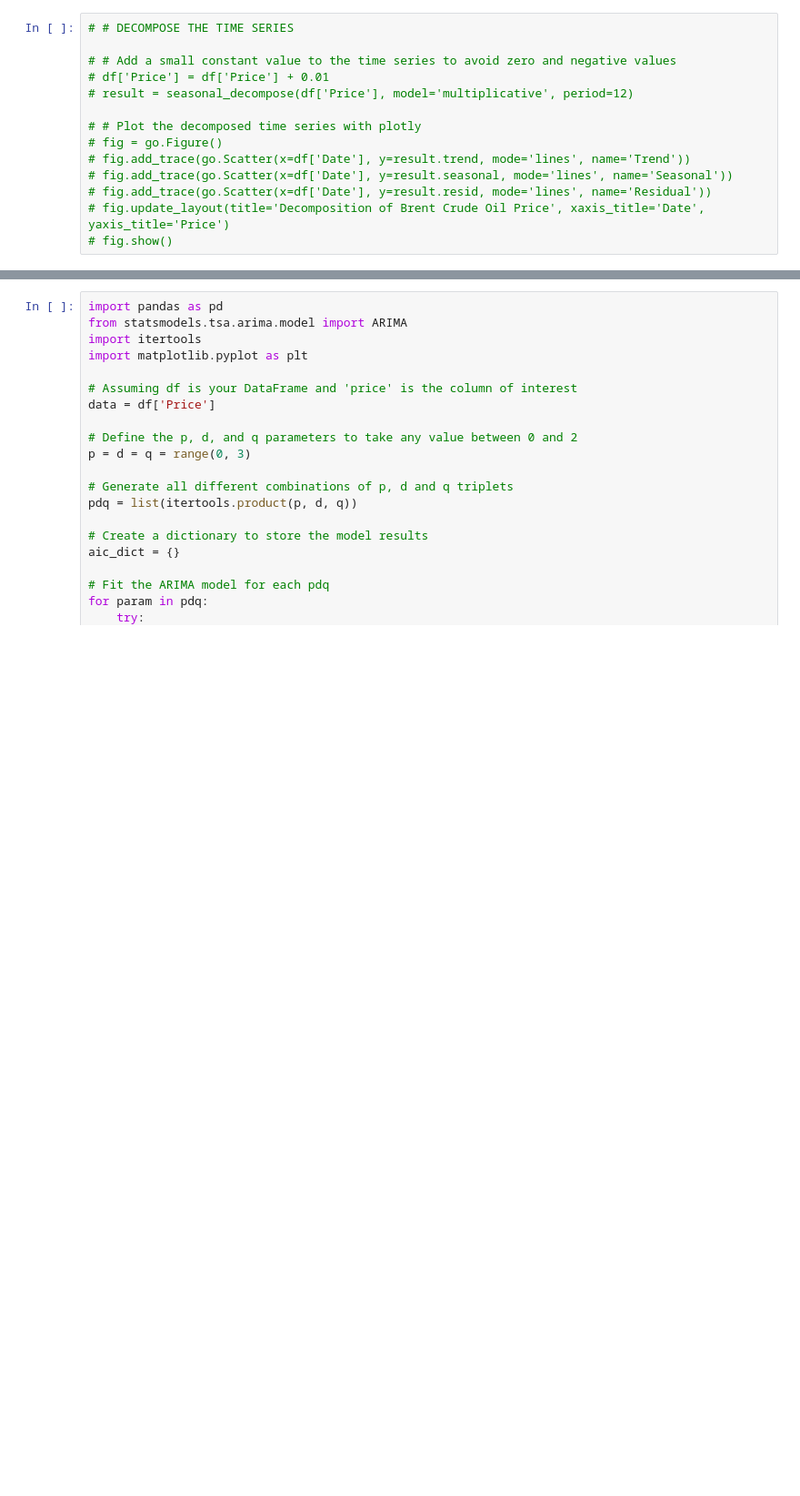
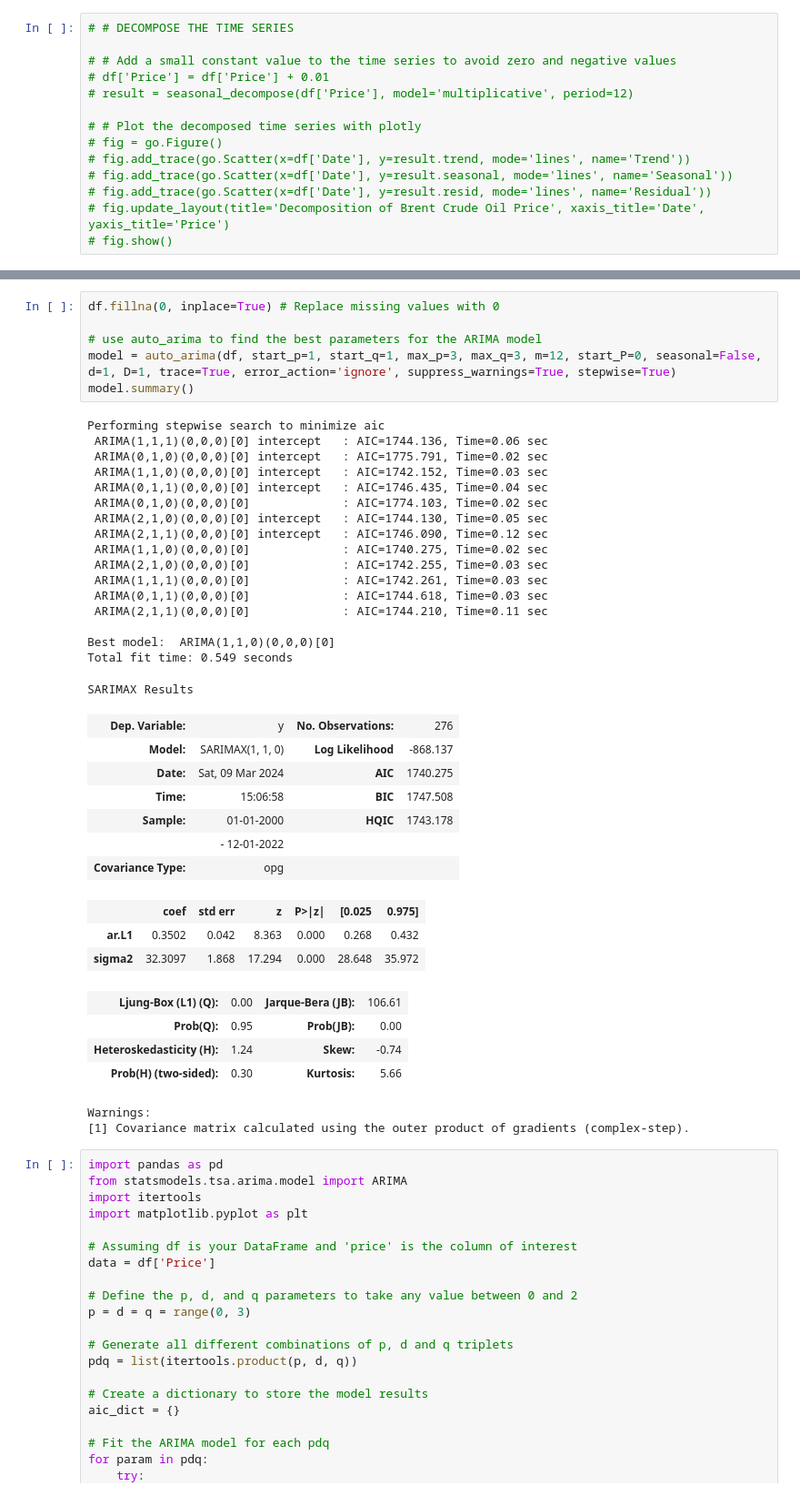
Before and after one commit to jnopareboateng/ml-library, a Jupyter notebook: crude-oil-forecast/tsa.ipynb, the cells around one changed output, grey strips where cells are left out. Shown at 91% size. Cells and saved outputs as stored; diff of their text form; blank space fills up the shorter version.

```diff
--- a/crude-oil-forecast/tsa.ipynb
+++ b/crude-oil-forecast/tsa.ipynb
@@ -212,6 +220,46 @@ SARIMAX Results
 | Prob(H) (two-sided): | 0.66 | Kurtosis: | 6.85 |
 Warnings:
 [1] Covariance matrix calculated using the outer product of gradients (complex-step).
+# %%
+df.fillna(0, inplace=True) # Replace missing values with 0
+
+# use auto_arima to find the best parameters for the ARIMA model
+model = auto_arima(df, start_p=1, start_q=1, max_p=3, max_q=3, m=12, start_P=0, seasonal=False, d=1, D=1, trace=True, error_action='ignore', suppress_warnings=True, stepwise=True)
+model.summary()
+# %% [output]
+Performing stepwise search to minimize aic
+ ARIMA(1,1,1)(0,0,0)[0] intercept   : AIC=1744.136, Time=0.06 sec
+ ARIMA(0,1,0)(0,0,0)[0] intercept   : AIC=1775.791, Time=0.02 sec
+ ARIMA(1,1,0)(0,0,0)[0] intercept   : AIC=1742.152, Time=0.03 sec
+ ARIMA(0,1,1)(0,0,0)[0] intercept   : AIC=1746.435, Time=0.04 sec
+ ARIMA(0,1,0)(0,0,0)[0]             : AIC=1774.103, Time=0.02 sec
+ ARIMA(2,1,0)(0,0,0)[0] intercept   : AIC=1744.130, Time=0.05 sec
+ ARIMA(2,1,1)(0,0,0)[0] intercept   : AIC=1746.090, Time=0.12 sec
+ ARIMA(1,1,0)(0,0,0)[0]             : AIC=1740.275, Time=0.02 sec
+ ARIMA(2,1,0)(0,0,0)[0]             : AIC=1742.255, Time=0.03 sec
+ ARIMA(1,1,1)(0,0,0)[0]             : AIC=1742.261, Time=0.03 sec
+ ARIMA(0,1,1)(0,0,0)[0]             : AIC=1744.618, Time=0.03 sec
+ ARIMA(2,1,1)(0,0,0)[0]             : AIC=1744.210, Time=0.11 sec
+
+Best model:  ARIMA(1,1,0)(0,0,0)[0]
+Total fit time: 0.549 seconds
+SARIMAX Results
+| Dep. Variable: | y | No. Observations: | 276 |
+| Model: | SARIMAX(1, 1, 0) | Log Likelihood | -868.137 |
+| Date: | Sat, 09 Mar 2024 | AIC | 1740.275 |
+| Time: | 15:06:58 | BIC | 1747.508 |
+| Sample: | 01-01-2000 | HQIC | 1743.178 |
+|  | - 12-01-2022 |  |  |
+| Covariance Type: | opg |  |  |
+|  | coef | std err | z | P>|z| | [0.025 | 0.975] |
+| ar.L1 | 0.3502 | 0.042 | 8.363 | 0.000 | 0.268 | 0.432 |
+| sigma2 | 32.3097 | 1.868 | 17.294 | 0.000 | 28.648 | 35.972 |
+| Ljung-Box (L1) (Q): | 0.00 | Jarque-Bera (JB): | 106.61 |
+| Prob(Q): | 0.95 | Prob(JB): | 0.00 |
+| Heteroskedasticity (H): | 1.24 | Skew: | -0.74 |
+| Prob(H) (two-sided): | 0.30 | Kurtosis: | 5.66 |
+Warnings:
+[1] Covariance matrix calculated using the outer product of gradients (complex-step).
 # %%
 import pandas as pd
 from statsmodels.tsa.arima.model import ARIMA
```
Also changed, not shown: parts of 4 cells of this notebook, 1 other file.
